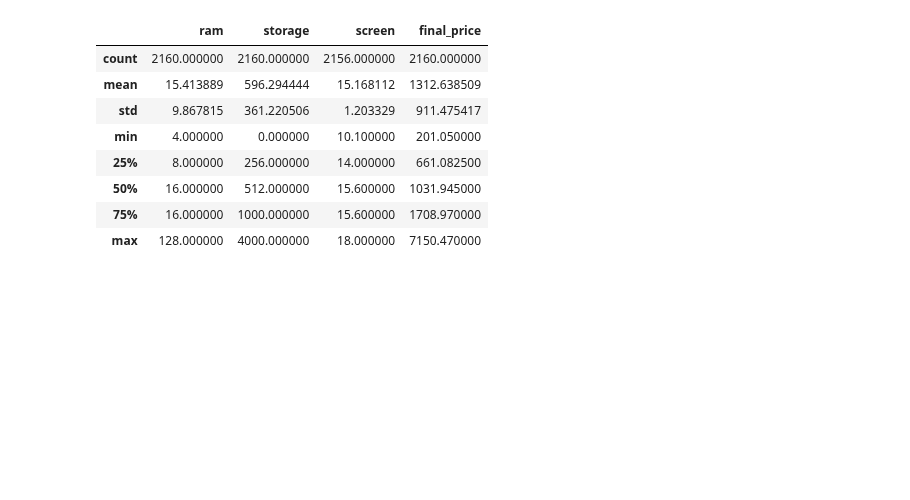
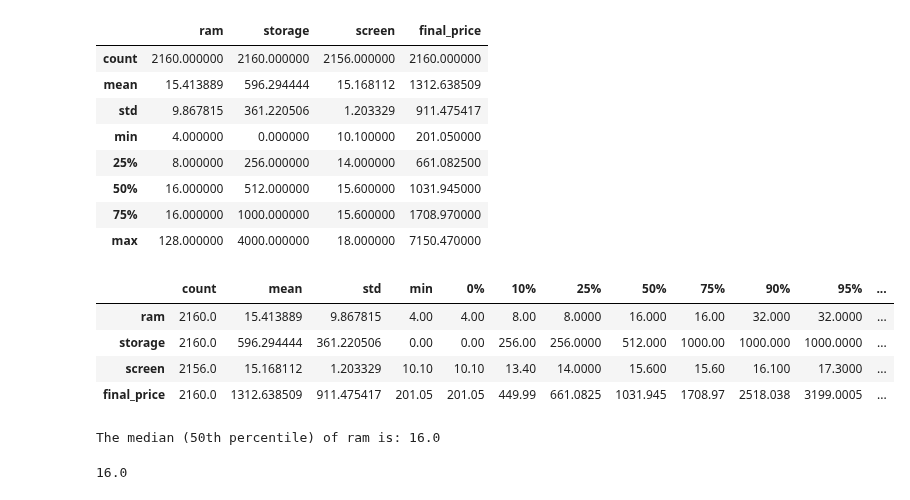
Before and after one commit to ShukrohBello/Machine-Learning-Zoomcamp, a Jupyter notebook: 02-regression/hw_retake.ipynb, the cells around one changed output. Drawn from its saved outputs; the diff is of its cells as text; code cells hidden in the pictures; blank space fills up the shorter version.

```diff
--- a/02-regression/hw_retake.ipynb
+++ b/02-regression/hw_retake.ipynb
@@ -97,3 +97,22 @@ df_col.describe()
 | 50% | 16.000000 | 512.000000 | 15.600000 | 1031.945000 |
 | 75% | 16.000000 | 1000.000000 | 15.600000 | 1708.970000 |
 | max | 128.000000 | 4000.000000 | 18.000000 | 7150.470000 |
+# %%
+# Initializing Descriptive Analysis
+df.describe(percentiles = [.0, .25, .5, .75, .9, .95, .99, .1]).T
+# %% [output]
+|  | count | mean | std | min | 0% | 10% | 25% | 50% | 75% | 90% | 95% | ... |
+| ram | 2160.0 | 15.413889 | 9.867815 | 4.00 | 4.00 | 8.00 | 8.0000 | 16.000 | 16.00 | 32.000 | 32.0000 | ... |
+| storage | 2160.0 | 596.294444 | 361.220506 | 0.00 | 0.00 | 256.00 | 256.0000 | 512.000 | 1000.00 | 1000.000 | 1000.0000 | ... |
+| screen | 2156.0 | 15.168112 | 1.203329 | 10.10 | 10.10 | 13.40 | 14.0000 | 15.600 | 15.60 | 16.100 | 17.3000 | ... |
+| final_price | 2160.0 | 1312.638509 | 911.475417 | 201.05 | 201.05 | 449.99 | 661.0825 | 1031.945 | 1708.97 | 2518.038 | 3199.0005 | ... |
+# %%
+mid_ram = df_col['ram'].median()
+print(f"The median (50th percentile) of ram is: {mid_ram}")
+# %% [output]
+The median (50th percentile) of ram is: 16.0
+# %%
+#OR  Median using numpy
+np.median(df_col['ram'])
+# %% [output]
+16.0
```
Also changed, not shown: parts of 1 cell of this notebook.
